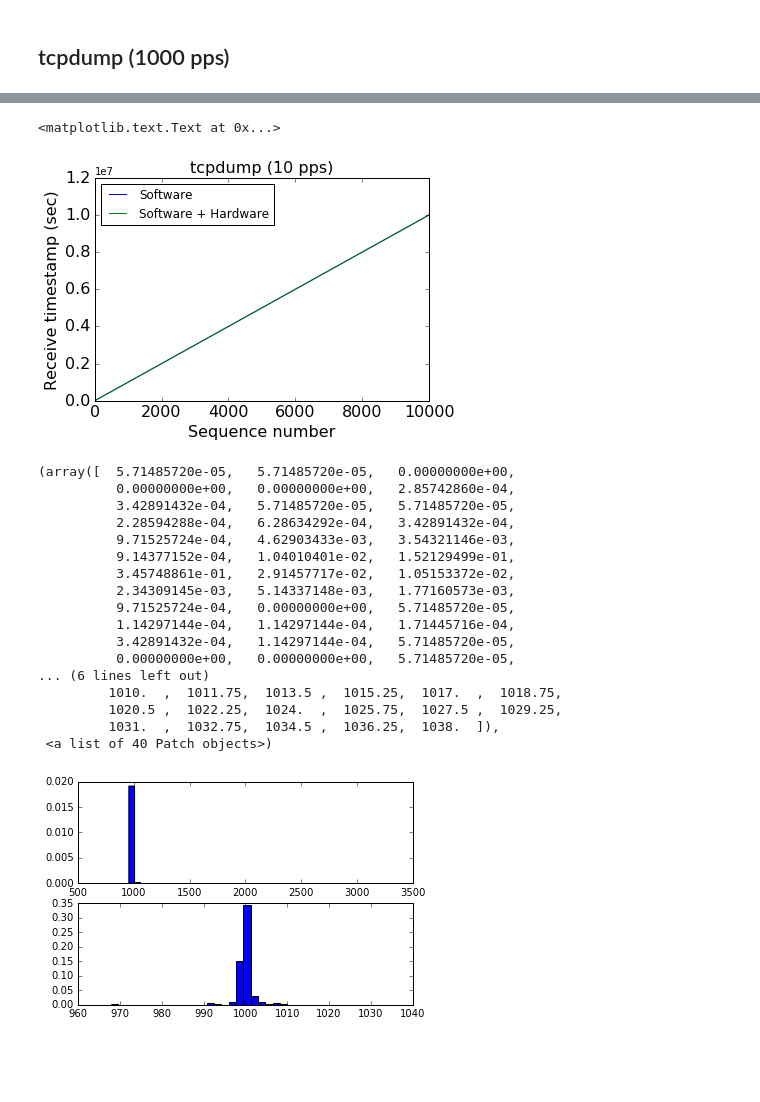
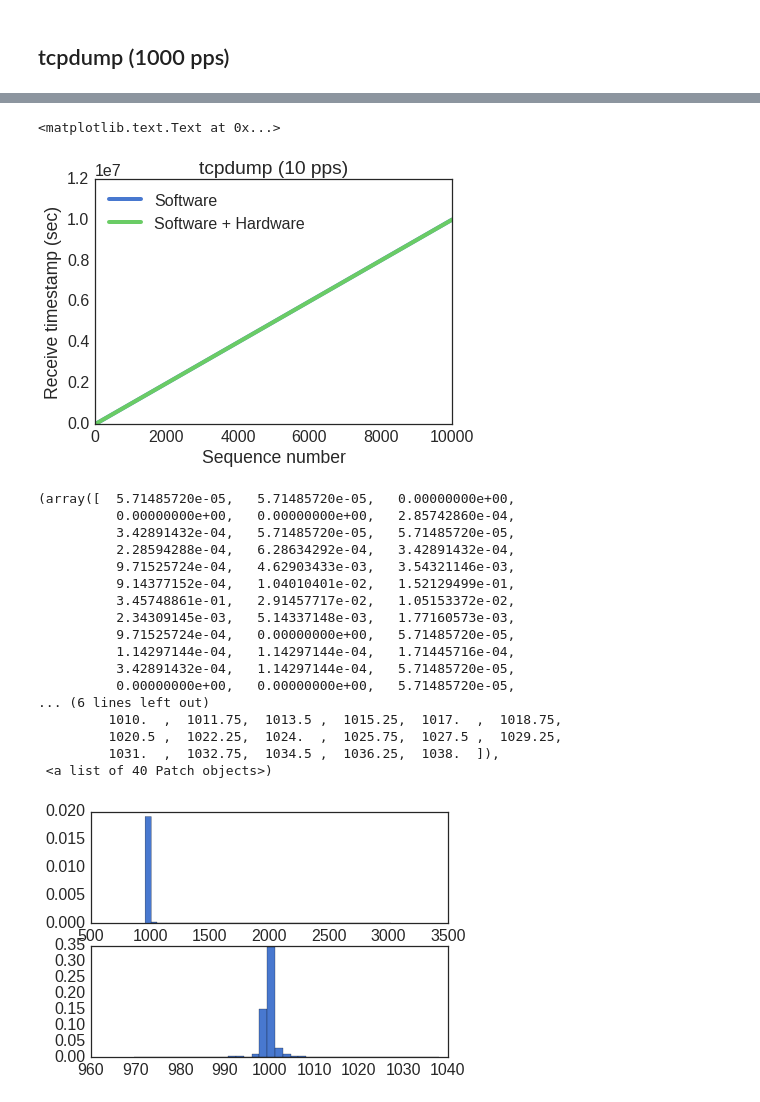
Before and after one commit to sora/notebooks, a Jupyter notebook: tcpdump.ipynb, the cells around one changed output, grey strips where cells are left out. Saved outputs shown, nothing was run; the diff lists cells and outputs as text; code cells hidden in the pictures; blank space fills up the shorter version.

```diff
--- a/tcpdump.ipynb
+++ b/tcpdump.ipynb
@@ -25,3 +25,8 @@ http://lxr.free-electrons.com/source/Documentation/networking/timestamping.txt#L
 %matplotlib inline
 import matplotlib.pyplot as plt
 import numpy as np
+import seaborn as sns
+sns.set_style(style='white')
+sns.set_context("paper", 2, {"lines.linewidth": 4})
+sns.set_palette("muted")
+sns.palplot(sns.color_palette("muted"))
@@ -121,15 +122,13 @@ plt.title("tcpdump (1000 pps)", fontsize=16)
 # %%
 plt.plot(data_sw1000[:,0],data_sw1000[:,1])
 plt.plot(data_hw1000[:,0],data_hw1000[:,1])
 plt.legend(('Software', 'Software + Hardware'), loc='upper left')
-plt.xlabel('Sequence number', fontsize=16)
-plt.ylabel('Receive timestamp (sec)', fontsize=16)
-plt.xticks(fontsize=16)
-plt.yticks(fontsize=16)
-plt.title("tcpdump (10 pps)", fontsize=16)
+plt.xlabel('Sequence number')
+plt.ylabel('Receive timestamp (sec)')
+plt.title("tcpdump (10 pps)")
 # %% [output]
 <matplotlib.text.Text at 0x...>
-[figure, old version]
+[figure, new version]
 # %%
 data_sw_ts_diff1000 = np.diff(data_sw1000[:,1])
 data_hw_ts_diff1000 = np.diff(data_hw1000[:,1])
@@ -156,4 +155,4 @@ plt.hist(data_hw_ts_diff1000, bins=40, normed=True)
          1020.5 ,  1022.25,  1024.  ,  1025.75,  1027.5 ,  1029.25,
          1031.  ,  1032.75,  1034.5 ,  1036.25,  1038.  ]),
  <a list of 40 Patch objects>)
-[figure, old version]
+[figure, new version]
```
Also changed, not shown: parts of 5 cells of this notebook.
